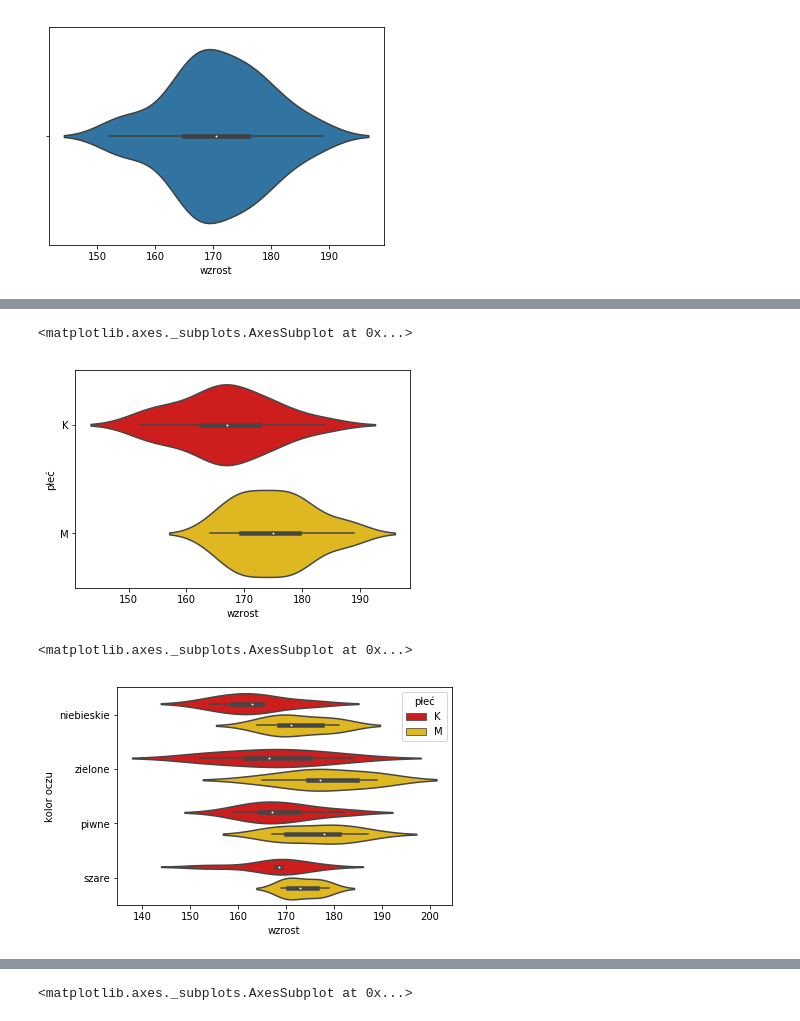
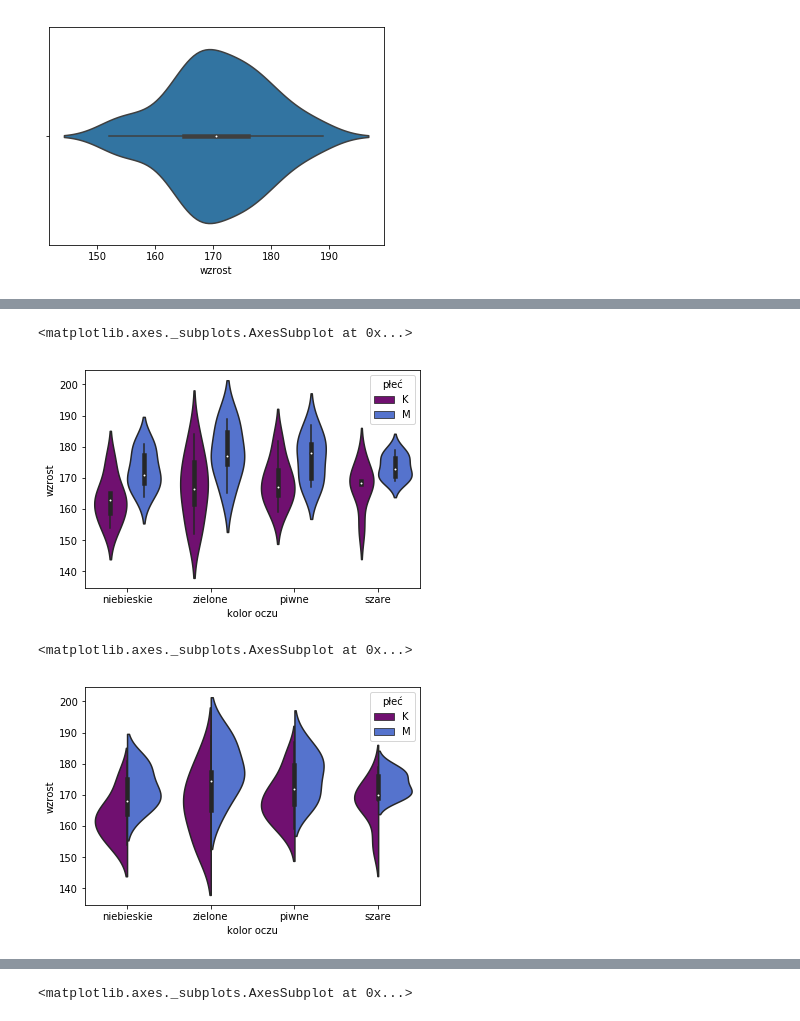
Before and after one commit to kristhina/python-bootcamp, a Jupyter notebook: Data Analysis/moj_seaborn.ipynb, the cells around one changed output, grey strips where cells are left out. Saved outputs shown, nothing was run; the diff lists cells and outputs as text; code cells hidden in the pictures.

```diff
--- a/Data Analysis/Untitled.ipynb
+++ b/Data Analysis/moj_seaborn.ipynb
@@ -42,10 +47,10 @@ sns.violinplot(data = data, x = 'wzrost')
 # %%
-sns.violinplot(data = data, x = 'wzrost', y = 'płeć', palette = 'hot')
+sns.violinplot(data = data, x = 'kolor oczu', y = 'wzrost', hue = 'płeć', split = False, palette={"K": "purple", "M": "royalblue"})
 # %% [output]
 <matplotlib.axes._subplots.AxesSubplot at 0x...>
-[figure, old version]
+[figure, new version]
 # %%
-sns.violinplot(data = data, x = 'wzrost', y = 'kolor oczu', hue = 'płeć', split = False, palette = 'hot')
+sns.violinplot(data = data, x = 'kolor oczu', y = 'wzrost', hue = 'płeć', split = True, palette={"K": "purple", "M": "royalblue"})
 # %% [output]
 <matplotlib.axes._subplots.AxesSubplot at 0x...>
-[figure, old version]
+[figure, new version]
```
Also changed, not shown: parts of 8 cells of this notebook, 1 other file.
